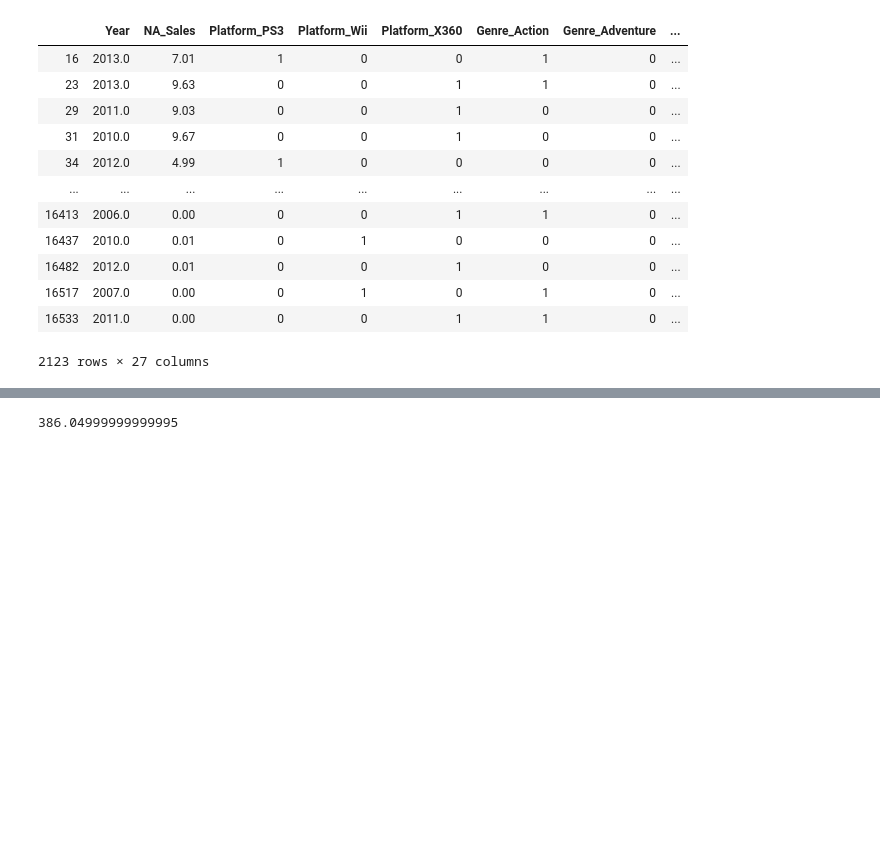
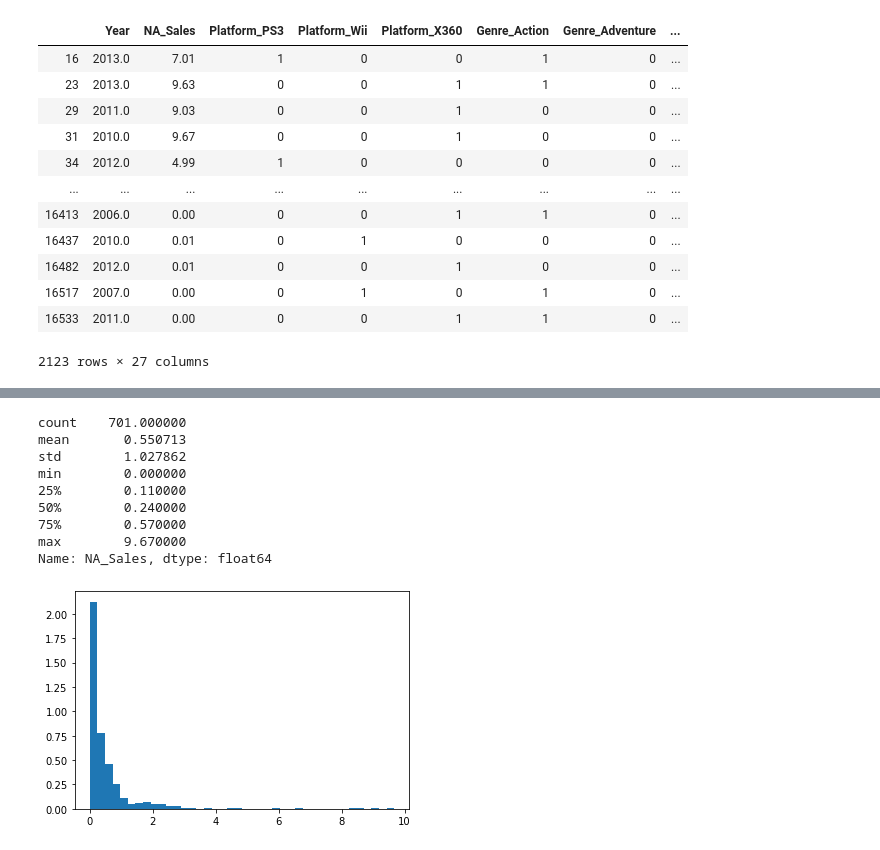
Before and after one commit to leonardoffe/Projeto-2-CDados, a Jupyter notebook: Projeto 2.ipynb, the cells around one changed output, grey strips where cells are left out. Cells and saved outputs as stored; diff of their text form; code cells hidden in the pictures; blank space fills up the shorter version.

```diff
--- a/Projeto 2.ipynb
+++ b/Projeto 2.ipynb
@@ -91,7 +92,17 @@ PS3_sales.sum()
 # %%
 X360_sales = X360["NA_Sales"]
-X360_sales.sum()
+plt.hist(X360_sales, density = True, bins = 40);
+X360_sales.describe()
 # %% [output]
-386.04999999999995
+count    701.000000
+mean       0.550713
+std        1.027862
+min        0.000000
+25%        0.110000
+50%        0.240000
+75%        0.570000
+max        9.670000
+Name: NA_Sales, dtype: float64
+[figure, added]
 # %%
 Wii_sales = Wii["NA_Sales"]
```
Also changed, not shown: parts of 3 cells of this notebook.
